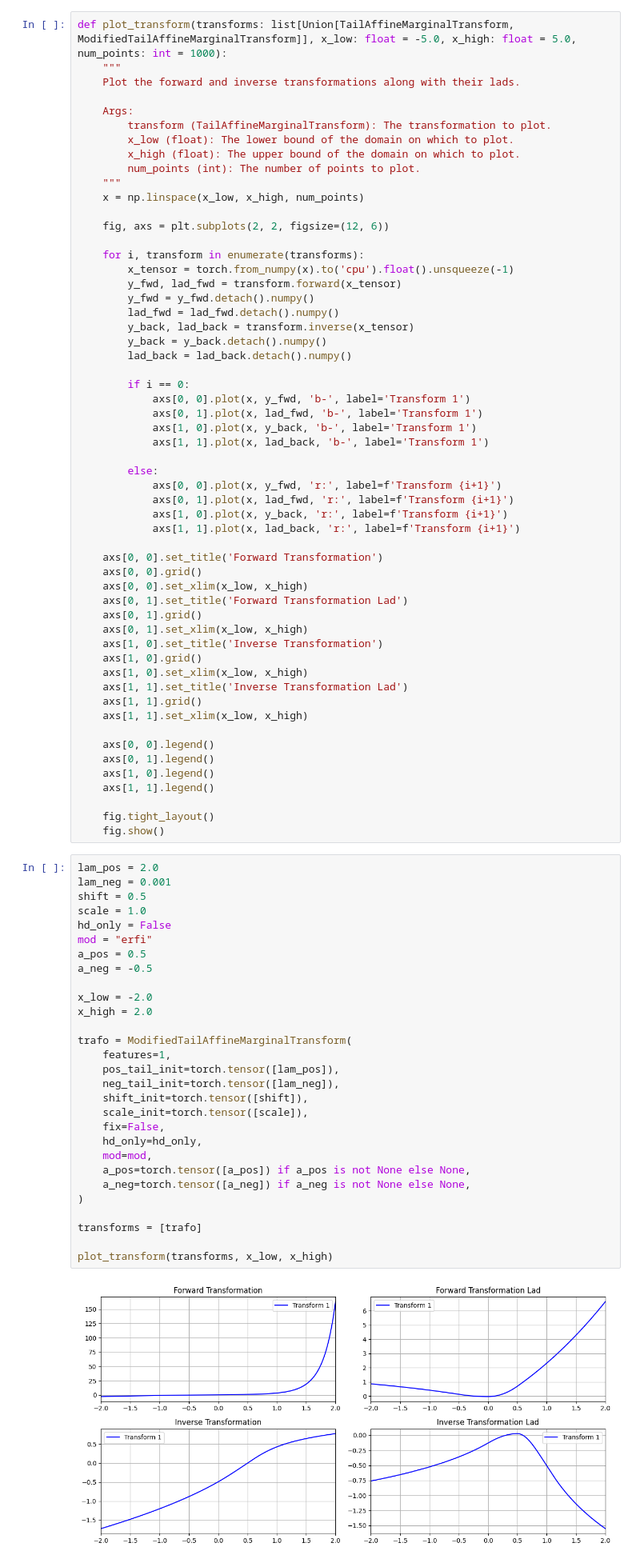
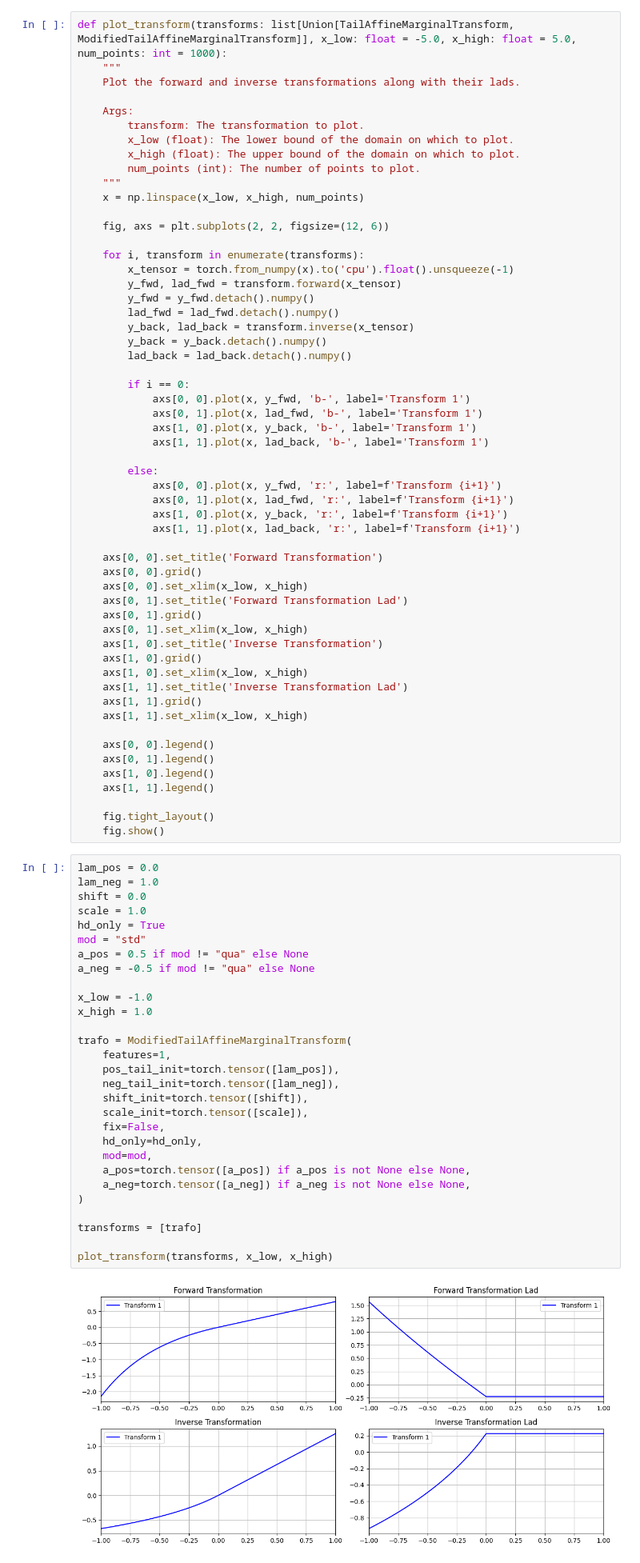
Before and after one commit to Lukas2412/tailnflows, a Jupyter notebook: tailnflows/models/test_transformations.ipynb, the cells around one changed output. Shown at 80% size. Drawn from its saved outputs; the diff is of its cells as text.

```diff
--- a/tailnflows/models/test_transformations.ipynb
+++ b/tailnflows/models/test_transformations.ipynb
@@ -26,7 +25,7 @@ def plot_transform(transforms: list[Union[TailAffineMarginalTransform, ModifiedT
     Plot the forward and inverse transformations along with their lads.
 
     Args:
-        transform (TailAffineMarginalTransform): The transformation to plot.
+        transform: The transformation to plot.
         x_low (float): The lower bound of the domain on which to plot.
         x_high (float): The upper bound of the domain on which to plot.
         num_points (int): The number of points to plot.
@@ -77,33 +76,33 @@ def plot_transform(transforms: list[Union[TailAffineMarginalTransform, ModifiedT
     fig.tight_layout()
     fig.show()
 # %%
-lam_pos = 2.0
-lam_neg = 0.001
-shift = 0.5
+lam_pos = 0.0
+lam_neg = 1.0
+shift = 0.0
 scale = 1.0
-hd_only = False
-mod = "erfi"
-a_pos = 0.5
-a_neg = -0.5
+hd_only = True
+mod = "std"
+a_pos = 0.5 if mod != "qua" else None
+a_neg = -0.5 if mod != "qua" else None
 
-x_low = -2.0
-x_high = 2.0
+x_low = -1.0
+x_high = 1.0
 
 trafo = ModifiedTailAffineMarginalTransform(
     features=1,
     pos_tail_init=torch.tensor([lam_pos]),
     neg_tail_init=torch.tensor([lam_neg]),
     shift_init=torch.tensor([shift]),
     scale_init=torch.tensor([scale]),
     fix=False,
     hd_only=hd_only,
     mod=mod,
     a_pos=torch.tensor([a_pos]) if a_pos is not None else None,
     a_neg=torch.tensor([a_neg]) if a_neg is not None else None,
 )
 
 transforms = [trafo]
 
 plot_transform(transforms, x_low, x_high)
 # %% [output]
-[figure, old version]
+[figure, new version]
```
Also changed, not shown: parts of 4 cells of this notebook, 1 other file.
